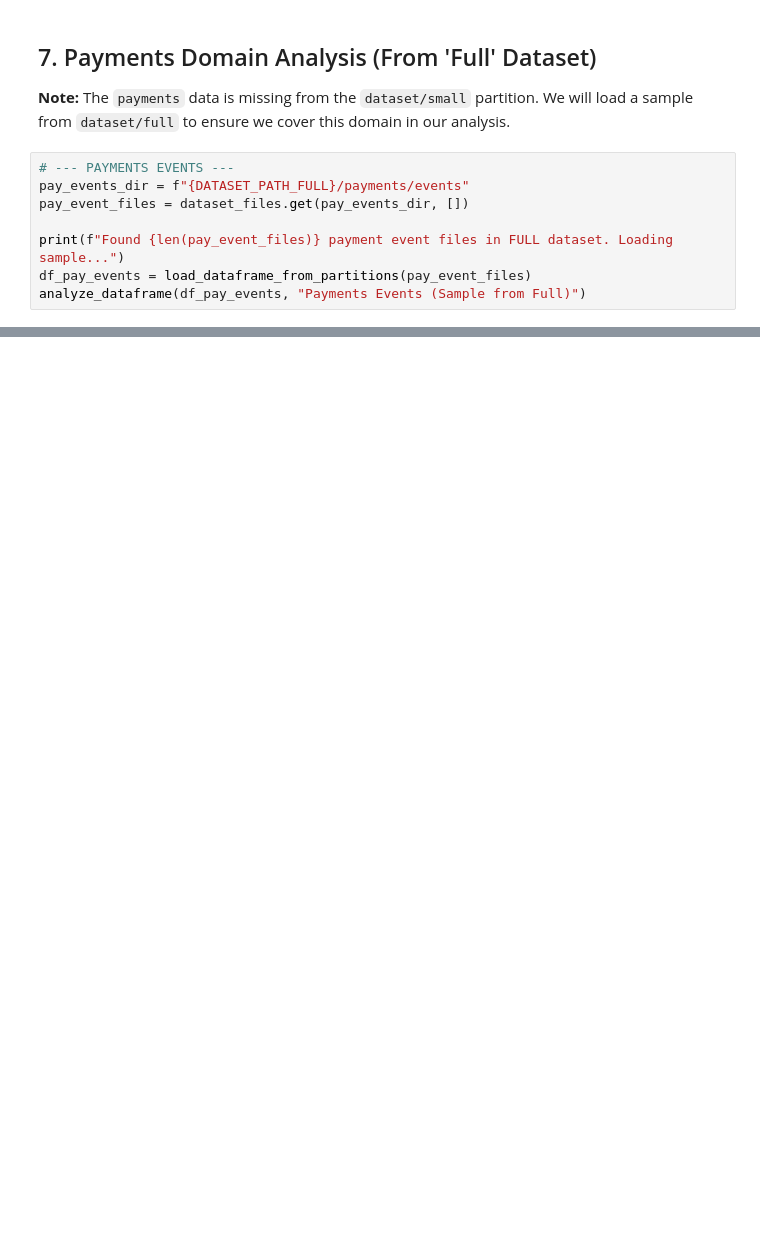
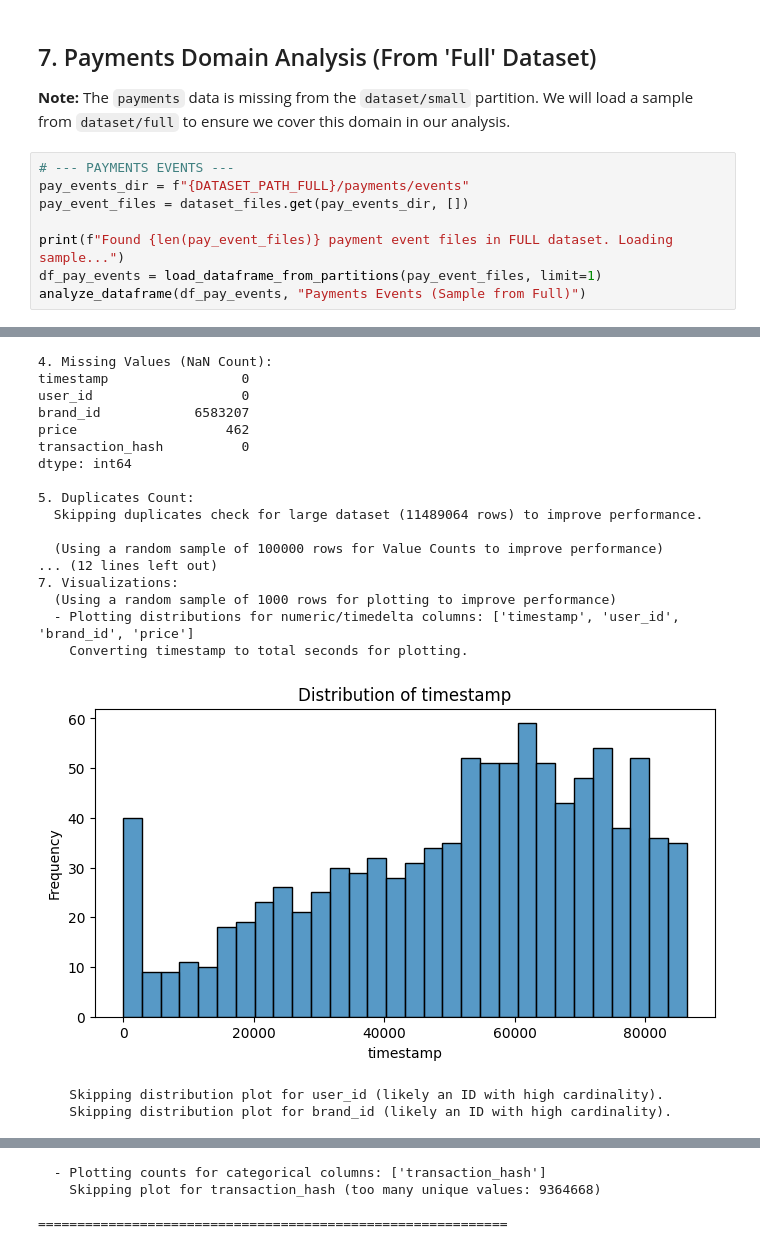
Before and after one commit to NatBrian/customer-transaction, a Jupyter notebook: analysis.ipynb, the cells around one changed output, grey strips where cells are left out. Saved outputs shown, nothing was run; the diff lists cells and outputs as text; blank space fills up the shorter version.

Commit message:
add skipping for large df length for Duplicates count, Column value counts, plotting

```diff
--- a/analysis.ipynb
+++ b/analysis.ipynb
@@ -302,5 +768,6 @@ pay_events_dir = f"{DATASET_PATH_FULL}/payments/events"
 pay_event_files = dataset_files.get(pay_events_dir, [])
 
 print(f"Found {len(pay_event_files)} payment event files in FULL dataset. Loading sample...")
-df_pay_events = load_dataframe_from_partitions(pay_event_files)
+df_pay_events = load_dataframe_from_partitions(pay_event_files, limit=1)
 analyze_dataframe(df_pay_events, "Payments Events (Sample from Full)")
+# %% [output]
@@ -306,0 +813,20 @@ analyze_dataframe(df_pay_events, "Payments Events (Sample from Full)")
+4. Missing Values (NaN Count):
+timestamp                 0
+user_id                   0
+brand_id            6583207
+price                   462
+transaction_hash          0
+dtype: int64
+
+5. Duplicates Count:
+  Skipping duplicates check for large dataset (11489064 rows) to improve performance.
+
+  (Using a random sample of 100000 rows for Value Counts to improve performance)
+... (12 lines left out)
+7. Visualizations:
+  (Using a random sample of 1000 rows for plotting to improve performance)
+  - Plotting distributions for numeric/timedelta columns: ['timestamp', 'user_id', 'brand_id', 'price']
+    Converting timestamp to total seconds for plotting.
+[figure, added]
+    Skipping distribution plot for user_id (likely an ID with high cardinality).
+    Skipping distribution plot for brand_id (likely an ID with high cardinality).
@@ -307,3 +834,7 @@ analyze_dataframe(df_pay_events, "Payments Events (Sample from Full)")
+  - Plotting counts for categorical columns: ['transaction_hash']
+    Skipping plot for transaction_hash (too many unique values: 9364668)
+
+============================================================
 # %%
 # --- PAYMENTS RECEIPTS ---
 pay_receipts_dir = f"{DATASET_PATH_FULL}/payments/receipts"
```
Also changed, not shown: parts of 15 cells of this notebook.
